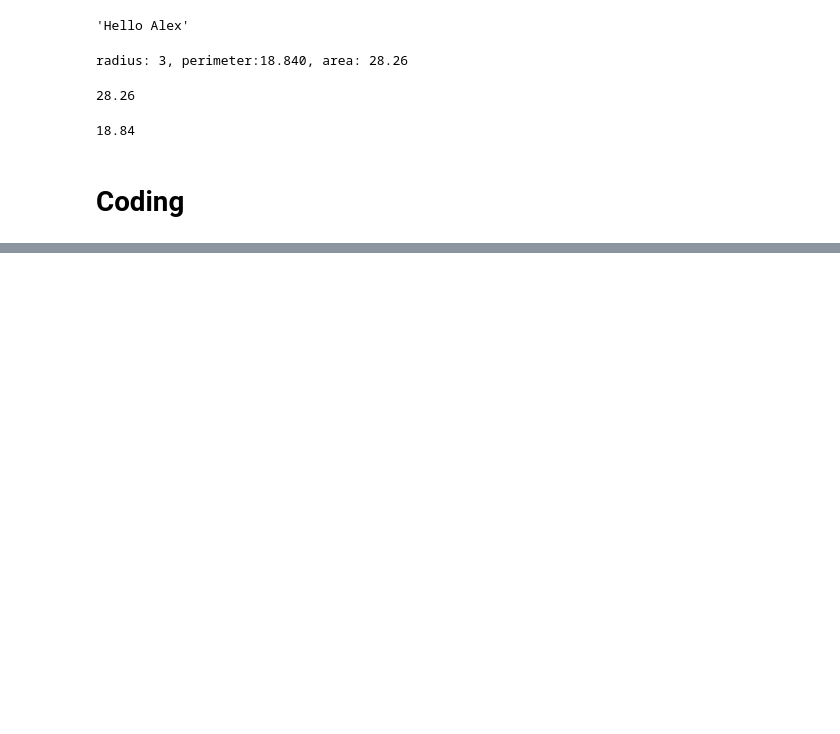
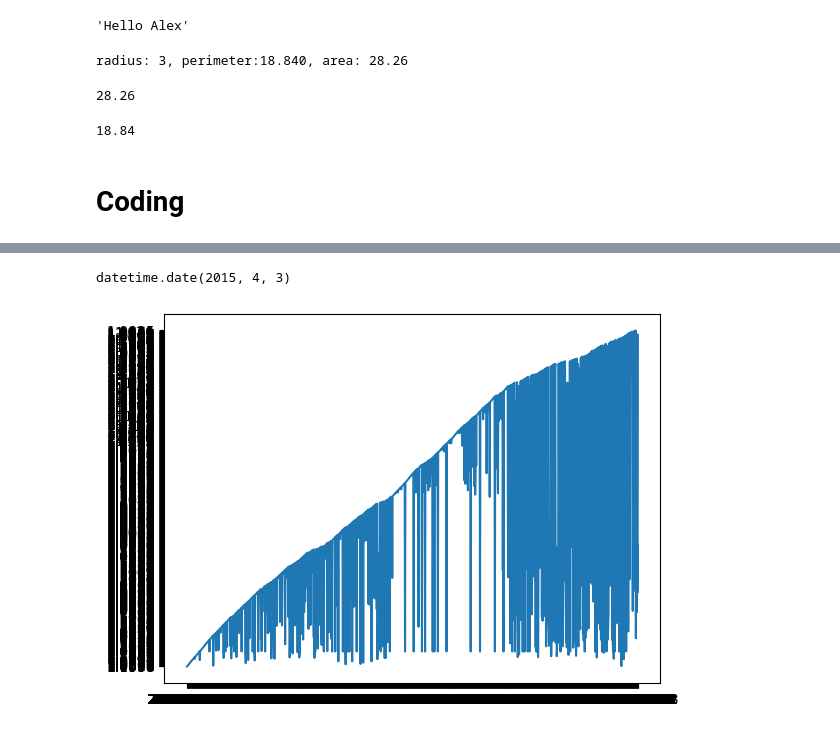
Before and after one commit to derekriceX/PythonEngSciComputing, a Jupyter notebook: 211_Instance_Methods_06NOV24.ipynb, the cells around one changed output, grey strips where cells are left out. Drawn from its saved outputs; the diff is of its cells as text; code cells hidden in the pictures; blank space fills up the shorter version.

```diff
--- a/211_Instance_Methods_06NOV24.ipynb
+++ b/211_Instance_Methods_06NOV24.ipynb
@@ -62,0 +137,8 @@ c1.perimeter
+# %%
+import pandas as pd
+import csv
+
+
+data = pd.read_csv(r'D:\Dropbox\1e - Python Coding Home-Work\PythonEngSciComputing\data\DEXUSEU.csv')
+
+data.head()
@@ -62,0 +152,15 @@ c1.perimeter
+# %%
+
+from datetime import datetime
+
+datetime.strptime('2015-04-03','%Y-%m-%d').date()
+# %% [output]
+datetime.date(2015, 4, 3)
+# %%
+import matplotlib.pyplot as plt
+
+plt.figure()
+plt.plot(data['DATE'],data['DEXUSEU'])
+plt.show()
+# %% [output]
+[figure, added]
```
Also changed, not shown: parts of 18 cells of this notebook, 2 other files.
